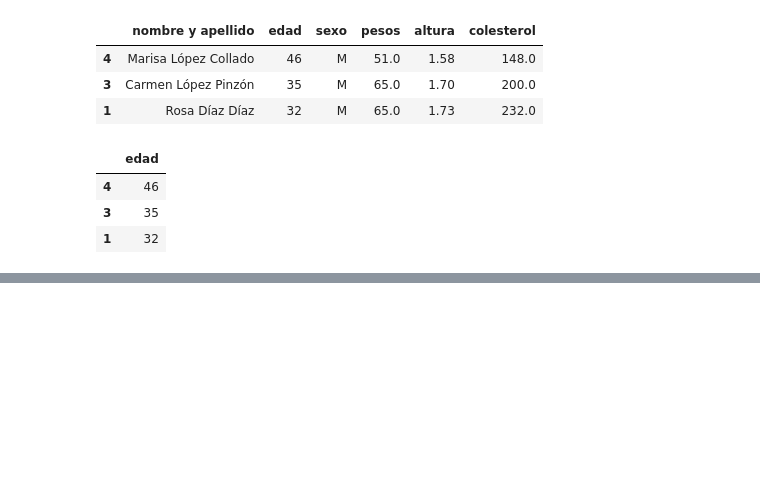
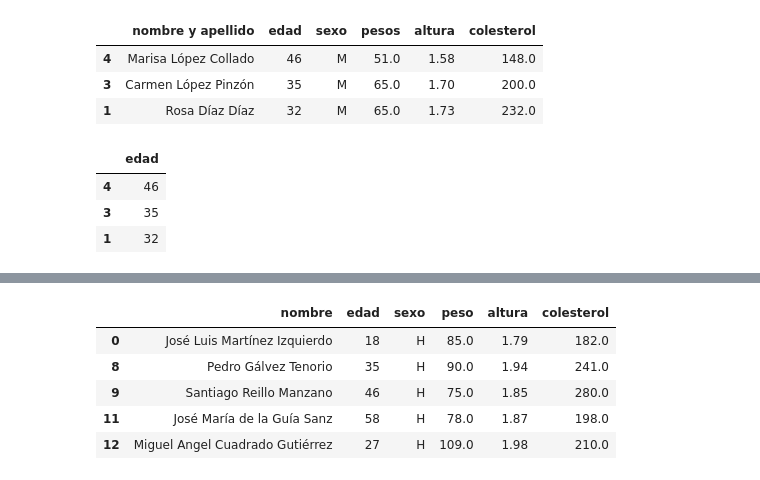
Before and after one commit to mtataytraining2/2_DataScience_Basics, a Jupyter notebook: Pandas/Pandas_dataframe_clase.ipynb, the cells around one changed output, grey strips where cells are left out. Cells and saved outputs as stored; diff of their text form; code cells hidden in the pictures; blank space fills up the shorter version.

```diff
--- a/Pandas/Pandas_dataframe_clase.ipynb
+++ b/Pandas/Pandas_dataframe_clase.ipynb
@@ -435,0 +544,10 @@ dfcol
+# %%
+mask=dfcol.loc[:,'peso']>70 #también se puede hacer máscaras con iloc, pero es más lioso
+dfcol[mask]
+# %% [output]
+|  | nombre | edad | sexo | peso | altura | colesterol |
+| 0 | José Luis Martínez Izquierdo | 18 | H | 85.0 | 1.79 | 182.0 |
+| 8 | Pedro Gálvez Tenorio | 35 | H | 90.0 | 1.94 | 241.0 |
+| 9 | Santiago Reillo Manzano | 46 | H | 75.0 | 1.85 | 280.0 |
+| 11 | José María de la Guía Sanz | 58 | H | 78.0 | 1.87 | 198.0 |
+| 12 | Miguel Angel Cuadrado Gutiérrez | 27 | H | 109.0 | 1.98 | 210.0 |
```
Also changed, not shown: parts of 11 cells of this notebook.
